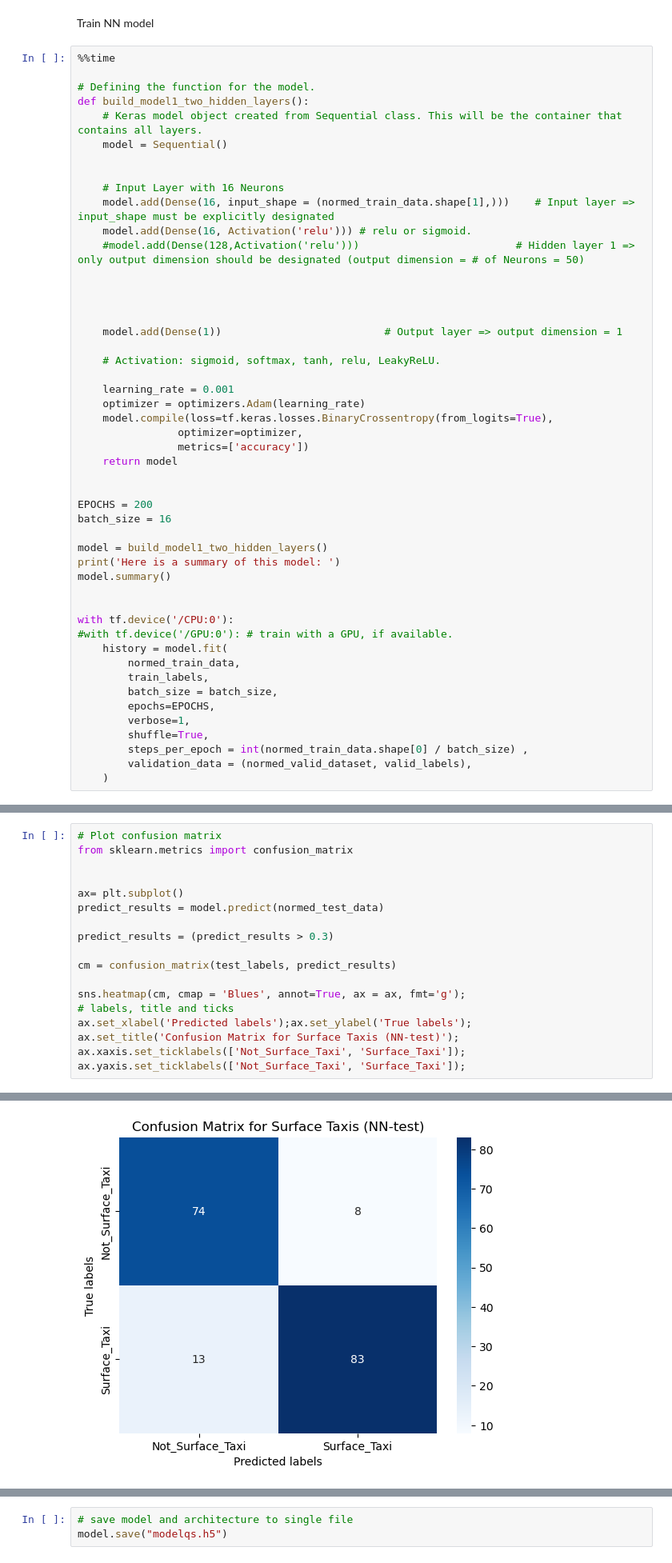
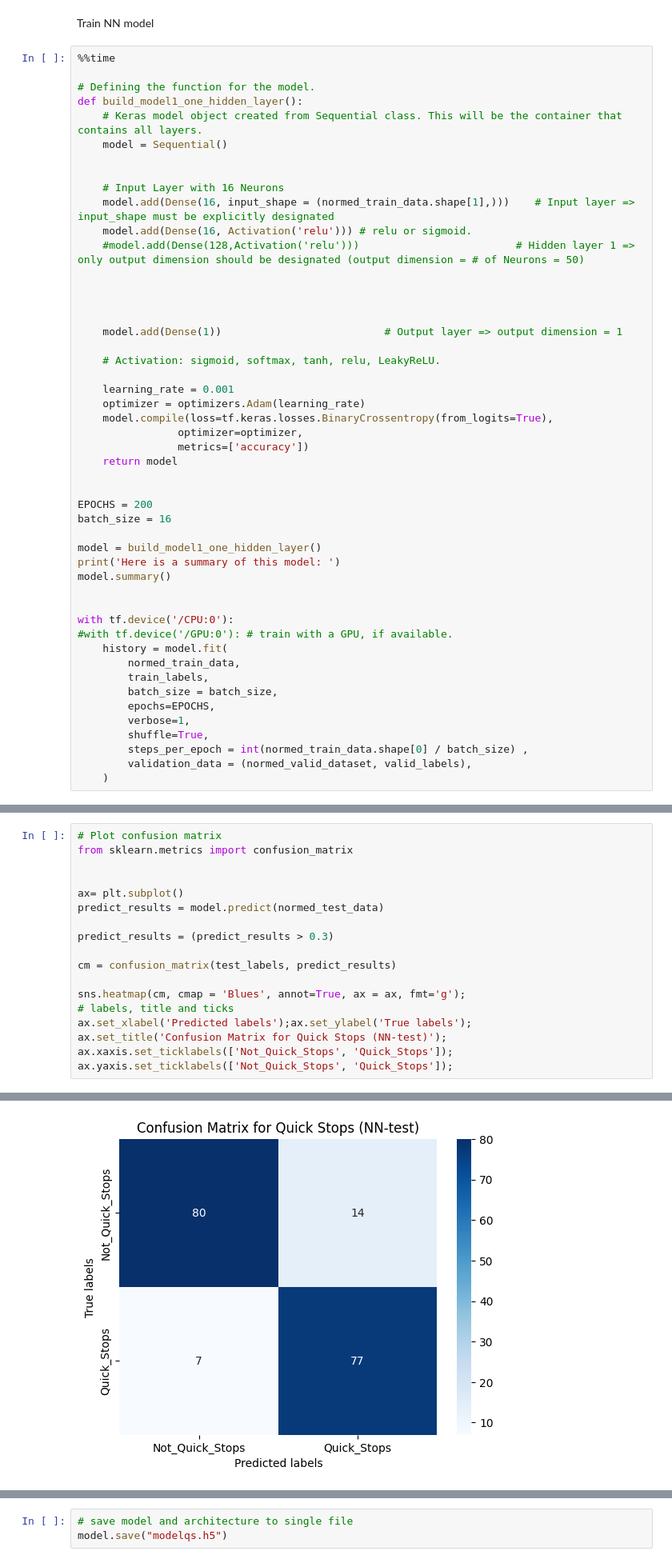
Before and after one commit to twolf190/Valkyrie1, a Jupyter notebook: ML_Models/Neural_N/Neural Networks - binary classification.ipynb, the cells around one changed output, grey strips where cells are left out. Shown: that part at 80% size. Drawn from its saved outputs; the diff is of its cells as text.

```diff
--- a/ML_Models/Neural_N/Neural Networks - binary classification.ipynb
+++ b/ML_Models/Neural_N/Neural Networks - binary classification.ipynb
@@ -330,7 +318,7 @@ Train NN model
 %%time
 
 # Defining the function for the model.
-def build_model1_two_hidden_layers():
+def build_model1_one_hidden_layer():
     # Keras model object created from Sequential class. This will be the container that contains all layers.
     model = Sequential()
 
@@ -358,7 +346,7 @@ def build_model1_two_hidden_layers():
 EPOCHS = 200
 batch_size = 16
 
-model = build_model1_two_hidden_layers()
+model = build_model1_one_hidden_layer()
 print('Here is a summary of this model: ')
 model.summary()
 
@@ -469,6 +457,6 @@ cm = confusion_matrix(test_labels, predict_results)
 sns.heatmap(cm, cmap = 'Blues', annot=True, ax = ax, fmt='g');
 # labels, title and ticks
 ax.set_xlabel('Predicted labels');ax.set_ylabel('True labels');
-ax.set_title('Confusion Matrix for Surface Taxis (NN-test)');
-ax.xaxis.set_ticklabels(['Not_Surface_Taxi', 'Surface_Taxi']); ax.yaxis.set_ticklabels(['Not_Surface_Taxi', 'Surface_Taxi']);
+ax.set_title('Confusion Matrix for Quick Stops (NN-test)');
+ax.xaxis.set_ticklabels(['Not_Quick_Stops', 'Quick_Stops']); ax.yaxis.set_ticklabels(['Not_Quick_Stops', 'Quick_Stops']);
 # %% [output]
@@ -476,4 +464,4 @@ ax.xaxis.set_ticklabels(['Not_Surface_Taxi', 'Surface_Taxi']); ax.yaxis.set_tick
-[figure, old version]
+[figure, new version]
 # %%
 NN_accuracy = metrics.accuracy_score(predict_results,test_labels)
 print('Quick Stop accuracy (NN-test) = ', NN_accuracy)
```
Also changed, not shown: parts of 40 cells of this notebook.
